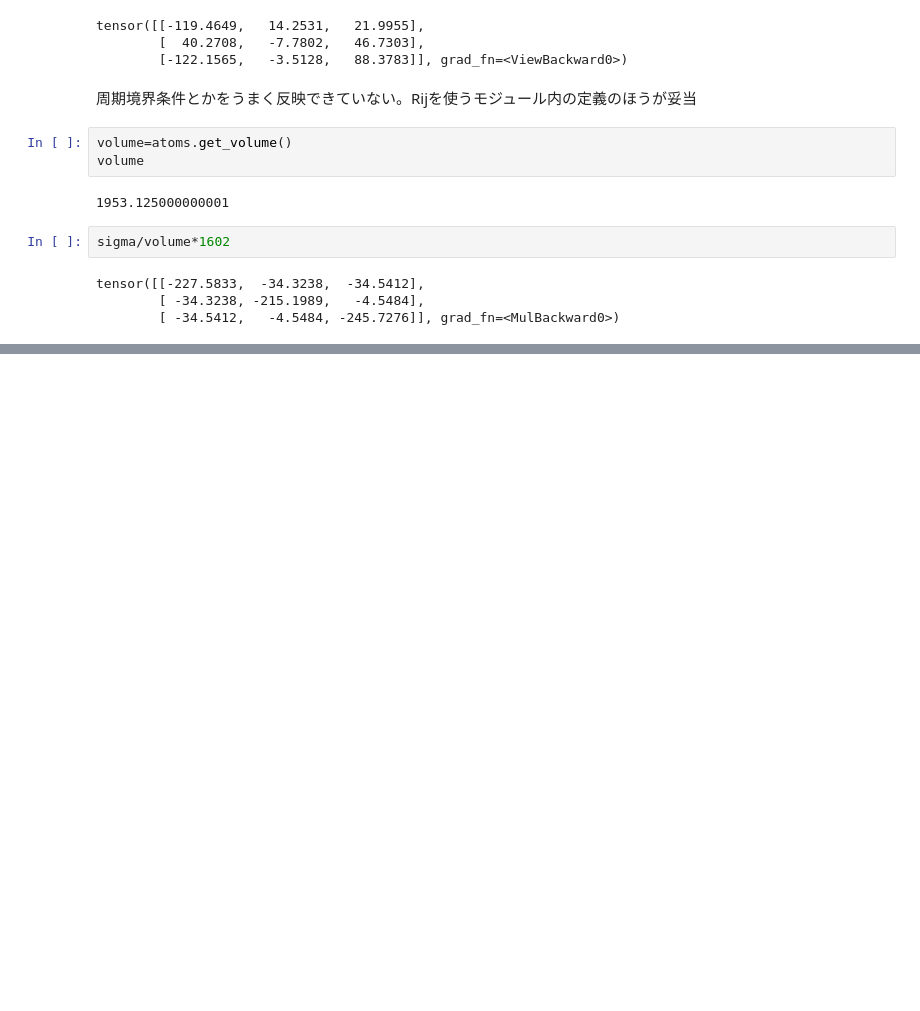
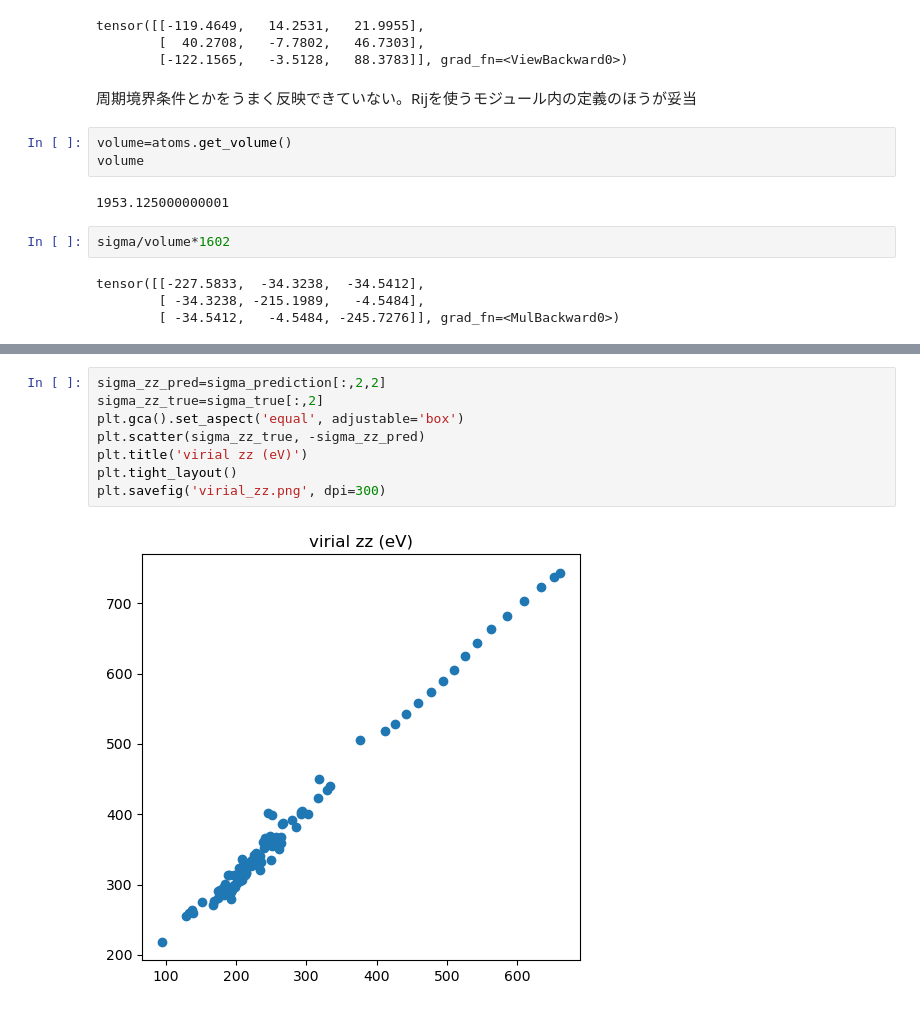
Before and after one commit to eminamitani/simplegnn_version2, a Jupyter notebook: schnet_test/pressure_test/test.ipynb, the cells around one changed output, grey strips where cells are left out. Drawn from its saved outputs; the diff is of its cells as text; blank space fills up the shorter version.

```diff
--- a/schnet_test/pressure_test/test.ipynb
+++ b/schnet_test/pressure_test/test.ipynb
@@ -420,0 +509,10 @@ tensor([[-227.5833,  -34.3238,  -34.5412],
+# %%
+sigma_zz_pred=sigma_prediction[:,2,2]
+sigma_zz_true=sigma_true[:,2]
+plt.gca().set_aspect('equal', adjustable='box')
+plt.scatter(sigma_zz_true, -sigma_zz_pred)
+plt.title('virial zz (eV)')
+plt.tight_layout()
+plt.savefig('virial_zz.png', dpi=300)
+# %% [output]
+[figure, added]
```
Also changed, not shown: parts of 13 cells of this notebook.
